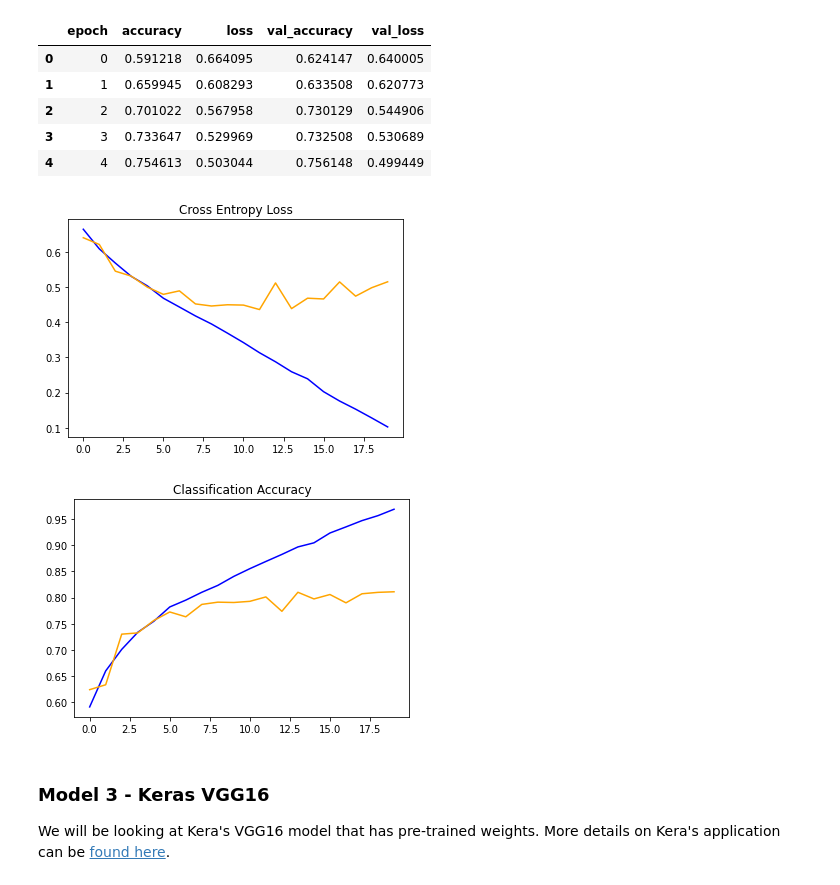
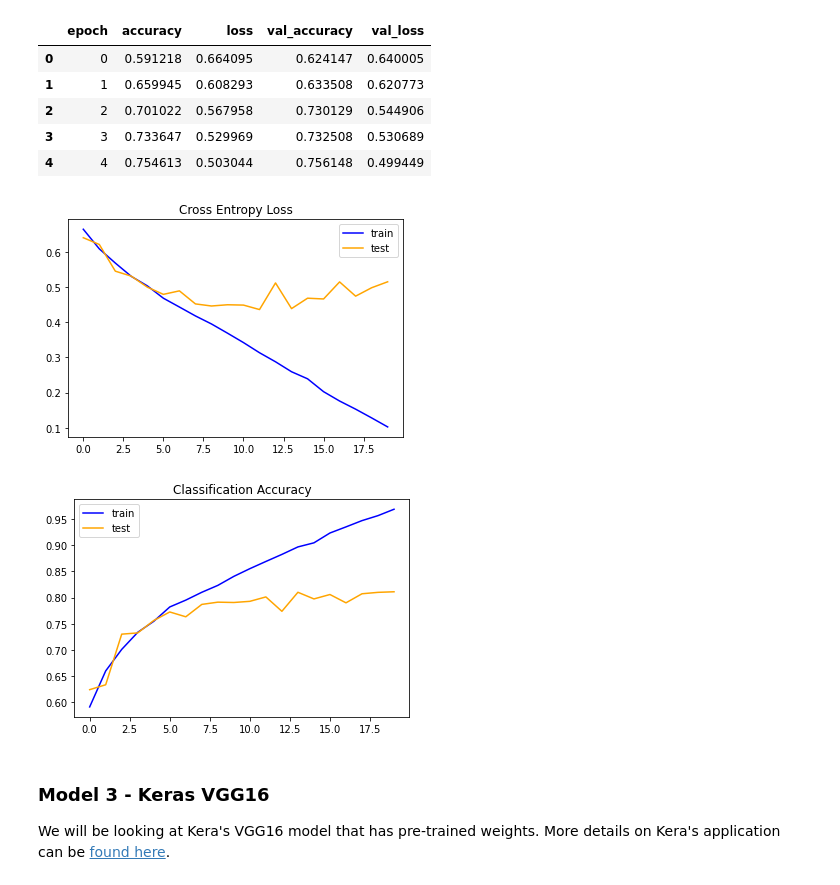
Before and after one commit to DrakeData/Image_Classification, a Jupyter notebook: Image_Classification_Main.ipynb, the cells around one changed output. Cells and saved outputs as stored; diff of their text form; code cells hidden in the pictures.

```diff
--- a/Image_Classification_Main.ipynb
+++ b/Image_Classification_Main.ipynb
@@ -335,18 +334,20 @@ hist_df2.head()
 # %%
 # plot loss
 pyplot.title('Cross Entropy Loss')
 pyplot.plot(hist_df2['loss'], color='blue', label='train')
 pyplot.plot(hist_df2['val_loss'], color='orange', label='test')
+pyplot.legend()
 pyplot.show()
 
 # plot accuracy
 pyplot.title('Classification Accuracy')
 pyplot.plot(hist_df2['accuracy'], color='blue', label='train')
 pyplot.plot(hist_df2['val_accuracy'], color='orange', label='test')
+pyplot.legend()
 pyplot.show()
 # %% [output]
-[figure, old version]
+[figure, new version]
-[figure, old version]
+[figure, new version]
 # %% [markdown]
 ### Model 3 - Keras VGG16
 We will be looking at Kera's VGG16 model that has pre-trained weights. More details on Kera's application can be [found here](https://keras.io/api/applications/#usage-examples-for-image-classification-models).
```
Also changed, not shown: parts of 23 cells of this notebook.
